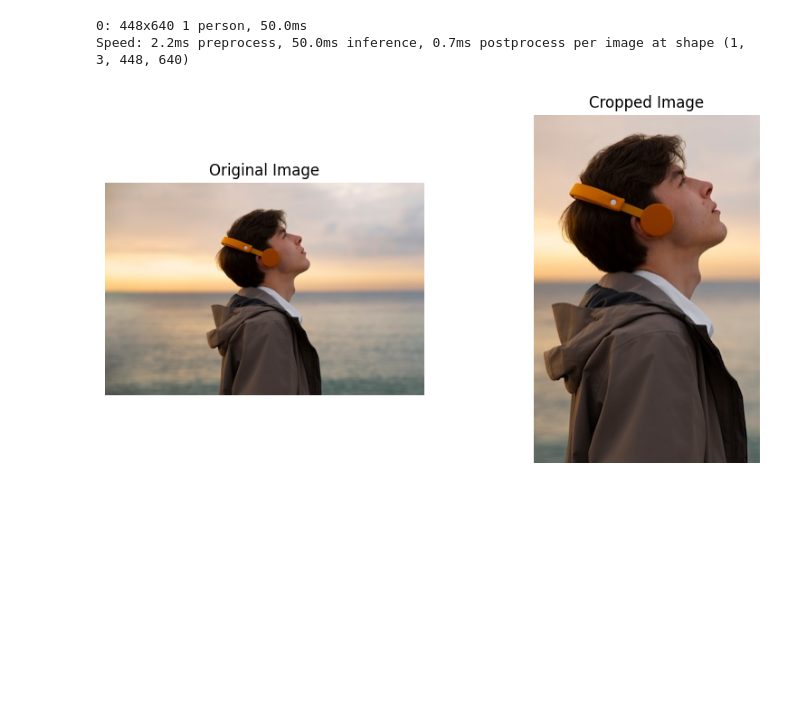
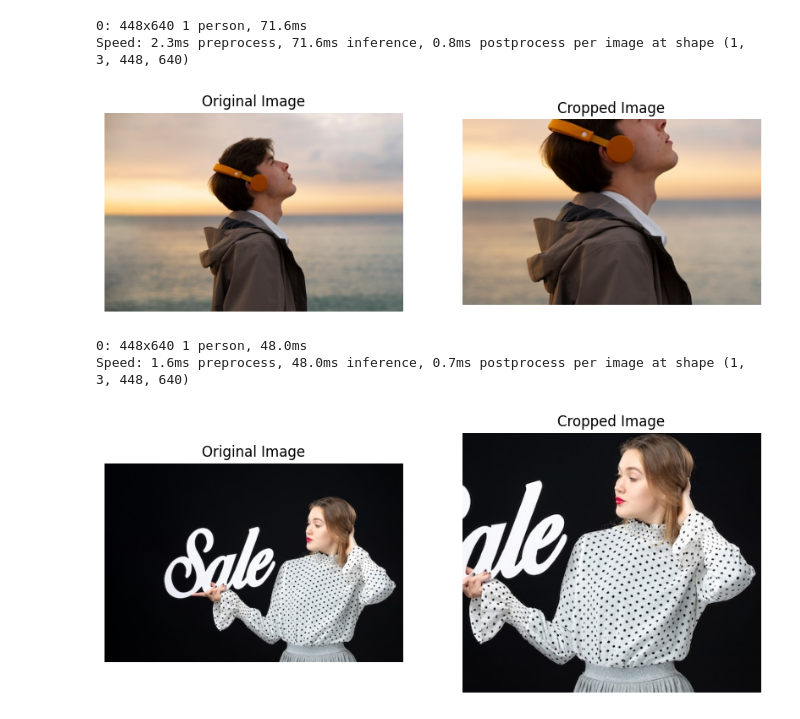
Before and after one commit to sthpratik/InSightAI, a Jupyter notebook: yoloImage.ipynb, the cells around one changed output. Saved outputs shown, nothing was run; the diff lists cells and outputs as text; code cells hidden in the pictures; blank space fills up the shorter version.

Commit message:
Updated image

```diff
--- a/yoloImage.ipynb
+++ b/yoloImage.ipynb
@@ -62,4 +62,31 @@ def detect_and_crop(image_source, output_width, output_height):
     cropped_image = image[crop_y_min:crop_y_max, crop_x_min:crop_x_max]
 
     return image, cropped_image
+# %%
+def display_comparison(image_source, output_width, output_height):
+    """
+    Display original and cropped images side by side
+
+    Args:
+        original (numpy.ndarray): Original image array
+        cropped (numpy.ndarray): Cropped image array
+        figsize (tuple): Figure size for the plot (width, height)
+    """
+    original, cropped = detect_and_crop(image_source, output_width, output_height)
+    if original is not None and cropped is not None:
+        fig, axes = plt.subplots(1, 2, figsize=(10, 5))
+
+        # Display original image
+        axes[0].imshow(original)
+        axes[0].set_title("Original Image")
+        axes[0].axis("off")
+
+        # Display cropped image
+        axes[1].imshow(cropped)
+        axes[1].set_title("Cropped Image")
+        axes[1].axis("off")
+
+        plt.show()
+    else:
+        print("Cannot display images: Input images are None")
 # %%
@@ -82,19 +108,15 @@ KeyboardInterrupt:
-# %%
-# Example usage
-image_url = "https://img.freepik.com/free-photo/medium-shot-contemplative-man-seaside_23-2150531618.jpg"
-#image_url = "https://img.freepik.com/free-photo/front-view-sad-girl-being-bullied-by-girls_23-2149748405.jpg"
-original, cropped = detect_and_crop(image_url, 250, 400)
-
-# Display both images in notebook
-fig, axes = plt.subplots(1, 2, figsize=(10, 5))
-axes[0].imshow(original)
-axes[0].set_title("Original Image")
-axes[0].axis("off")
-axes[1].imshow(cropped)
-axes[1].set_title("Cropped Image")
-axes[1].axis("off")
-plt.show()
-# %% [output]
-0: 448x640 1 person, 50.0ms
-Speed: 2.2ms preprocess, 50.0ms inference, 0.7ms postprocess per image at shape (1, 3, 448, 640)
-[figure, removed]
+# %%
+# Example usage
+image_source = "https://img.freepik.com/free-photo/medium-shot-contemplative-man-seaside_23-2150531618.jpg"
+display_comparison(image_source,400,250)
+# %% [output]
+0: 448x640 1 person, 71.6ms
+Speed: 2.3ms preprocess, 71.6ms inference, 0.8ms postprocess per image at shape (1, 3, 448, 640)
+[figure, added]
+# %%
+image_source = "https://img.freepik.com/free-photo/front-view-young-pretty-female-holding-sale-writing-black-wall-model-shopping-beauty-fashion-emotion-color_140725-108837.jpg"
+display_comparison(image_source,400,350)
+# %% [output]
+0: 448x640 1 person, 48.0ms
+Speed: 1.6ms preprocess, 48.0ms inference, 0.7ms postprocess per image at shape (1, 3, 448, 640)
+[figure, added]
```
Also changed, not shown: parts of 4 cells of this notebook.
